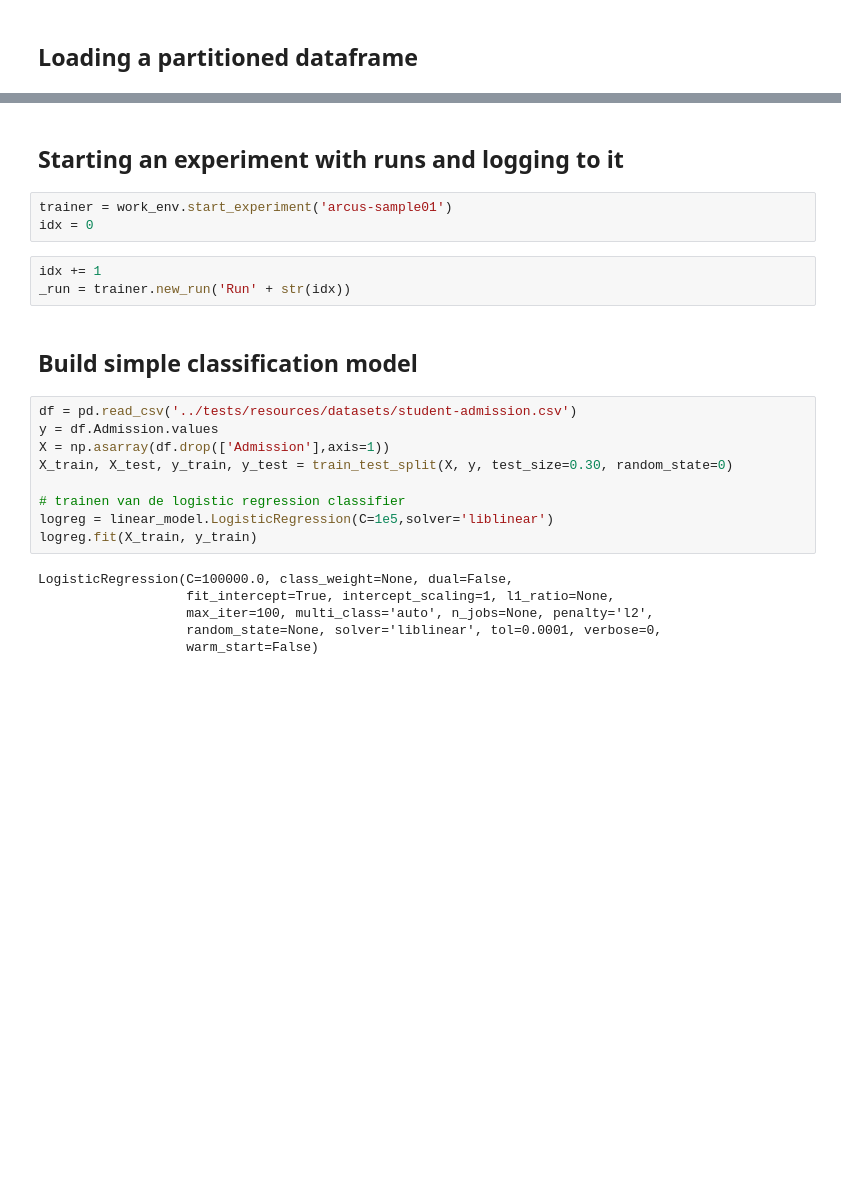
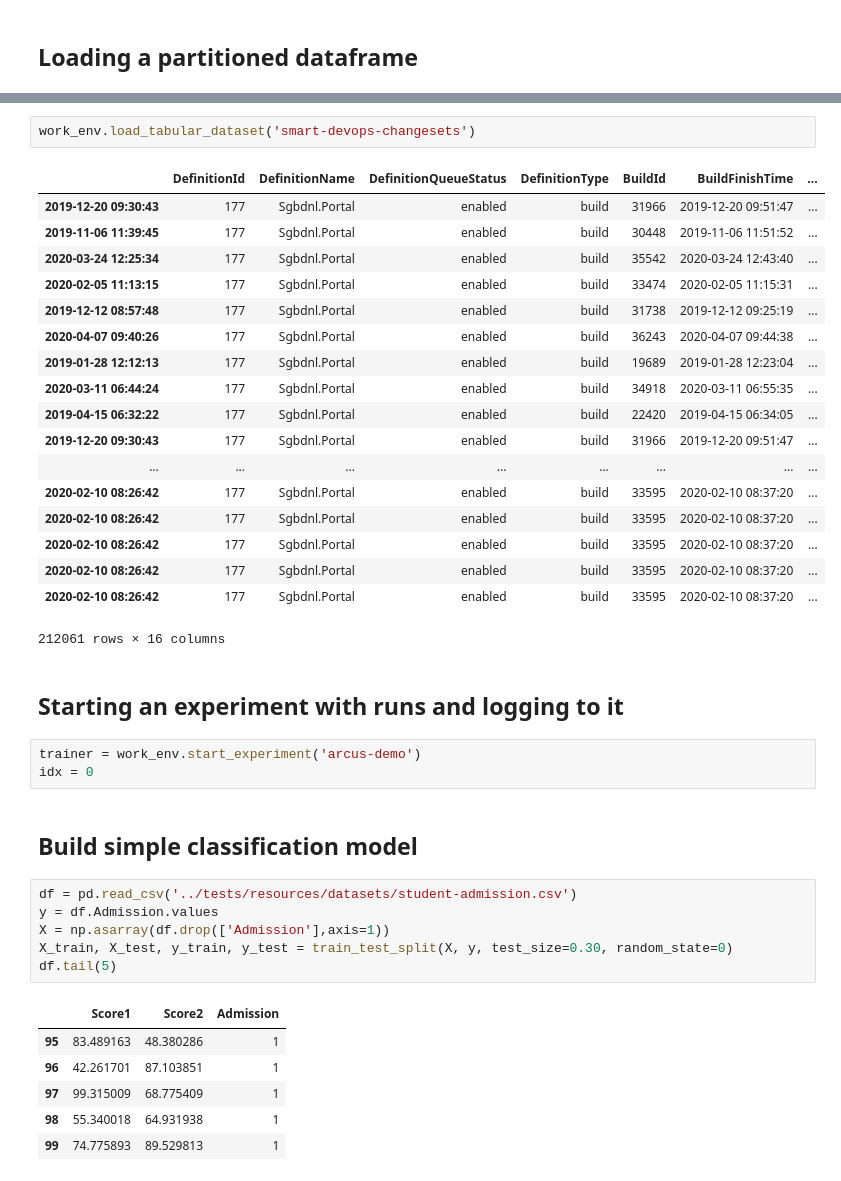
Before and after one commit to arcus-azure/arcus.azureml, a Jupyter notebook: samples/aml_environment.ipynb, the cells around one changed output, grey strips where cells are left out. Saved outputs shown, nothing was run; the diff lists cells and outputs as text; blank space fills up the shorter version.

Commit message:
added documentation & trainer

```diff
--- a/samples/aml_environment.ipynb
+++ b/samples/aml_environment.ipynb
@@ -33,11 +51,29 @@ Connected to AzureML workspace
+# %%
+work_env.load_tabular_dataset('smart-devops-changesets')
+# %% [output]
+|  | DefinitionId | DefinitionName | DefinitionQueueStatus | DefinitionType | BuildId | BuildFinishTime | ... |
+| 2019-12-20 09:30:43 | 177 | Sgbdnl.Portal | enabled | build | 31966 | 2019-12-20 09:51:47 | ... |
+| 2019-11-06 11:39:45 | 177 | Sgbdnl.Portal | enabled | build | 30448 | 2019-11-06 11:51:52 | ... |
+| 2020-03-24 12:25:34 | 177 | Sgbdnl.Portal | enabled | build | 35542 | 2020-03-24 12:43:40 | ... |
+| 2020-02-05 11:13:15 | 177 | Sgbdnl.Portal | enabled | build | 33474 | 2020-02-05 11:15:31 | ... |
+| 2019-12-12 08:57:48 | 177 | Sgbdnl.Portal | enabled | build | 31738 | 2019-12-12 09:25:19 | ... |
+| 2020-04-07 09:40:26 | 177 | Sgbdnl.Portal | enabled | build | 36243 | 2020-04-07 09:44:38 | ... |
+| 2019-01-28 12:12:13 | 177 | Sgbdnl.Portal | enabled | build | 19689 | 2019-01-28 12:23:04 | ... |
+| 2020-03-11 06:44:24 | 177 | Sgbdnl.Portal | enabled | build | 34918 | 2020-03-11 06:55:35 | ... |
+| 2019-04-15 06:32:22 | 177 | Sgbdnl.Portal | enabled | build | 22420 | 2019-04-15 06:34:05 | ... |
+| 2019-12-20 09:30:43 | 177 | Sgbdnl.Portal | enabled | build | 31966 | 2019-12-20 09:51:47 | ... |
+| ... | ... | ... | ... | ... | ... | ... | ... |
+| 2020-02-10 08:26:42 | 177 | Sgbdnl.Portal | enabled | build | 33595 | 2020-02-10 08:37:20 | ... |
+| 2020-02-10 08:26:42 | 177 | Sgbdnl.Portal | enabled | build | 33595 | 2020-02-10 08:37:20 | ... |
+| 2020-02-10 08:26:42 | 177 | Sgbdnl.Portal | enabled | build | 33595 | 2020-02-10 08:37:20 | ... |
+| 2020-02-10 08:26:42 | 177 | Sgbdnl.Portal | enabled | build | 33595 | 2020-02-10 08:37:20 | ... |
+| 2020-02-10 08:26:42 | 177 | Sgbdnl.Portal | enabled | build | 33595 | 2020-02-10 08:37:20 | ... |
+212061 rows × 16 columns
 # %% [markdown]
 ## Starting an experiment with runs and logging to it
 # %%
-trainer = work_env.start_experiment('arcus-sample01')
+trainer = work_env.start_experiment('arcus-demo')
 idx = 0
-# %%
-idx += 1
-_run = trainer.new_run('Run' + str(idx))
 # %% [markdown]
 ## Build simple classification model
 # %%
@@ -45,13 +81,11 @@ df = pd.read_csv('../tests/resources/datasets/student-admission.csv')
 y = df.Admission.values
 X = np.asarray(df.drop(['Admission'],axis=1))
 X_train, X_test, y_train, y_test = train_test_split(X, y, test_size=0.30, random_state=0)
-
-# trainen van de logistic regression classifier
-logreg = linear_model.LogisticRegression(C=1e5,solver='liblinear')
-logreg.fit(X_train, y_train)
+df.tail(5)
 # %% [output]
-LogisticRegression(C=100000.0, class_weight=None, dual=False,
-                   fit_intercept=True, intercept_scaling=1, l1_ratio=None,
-                   max_iter=100, multi_class='auto', n_jobs=None, penalty='l2',
-                   random_state=None, solver='liblinear', tol=0.0001, verbose=0,
-                   warm_start=False)
+|  | Score1 | Score2 | Admission |
+| 95 | 83.489163 | 48.380286 | 1 |
+| 96 | 42.261701 | 87.103851 | 1 |
+| 97 | 99.315009 | 68.775409 | 1 |
+| 98 | 55.340018 | 64.931938 | 1 |
+| 99 | 74.775893 | 89.529813 | 1 |
```
Also changed, not shown: parts of 5 cells of this notebook, 7 other files.
